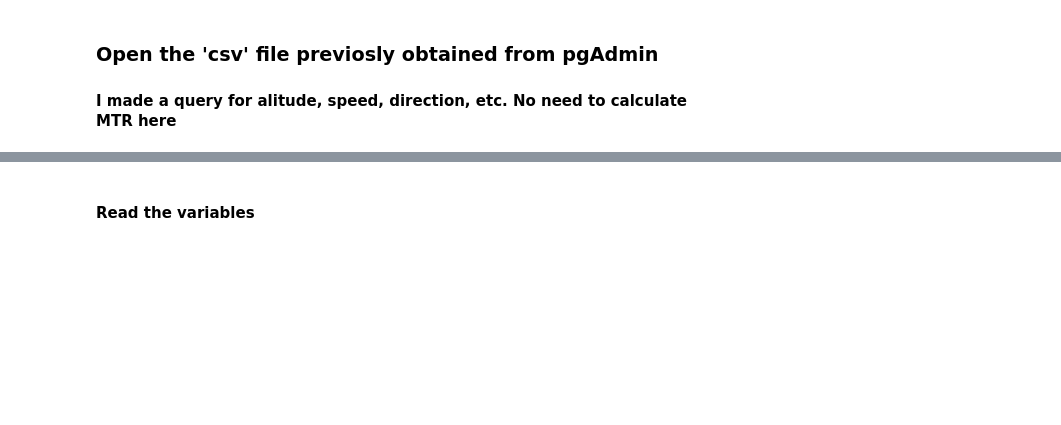
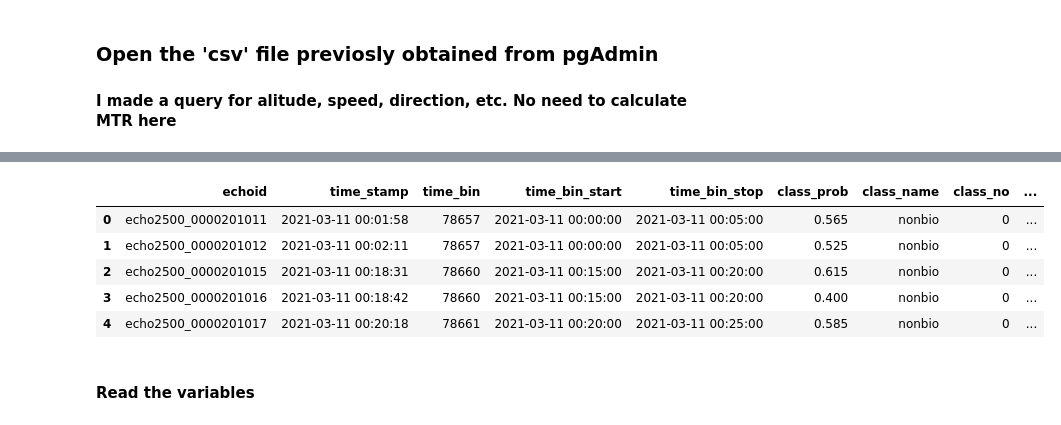
Before and after one commit to leonardop56/BirdScan-Analysis, a Jupyter notebook: Notebook_BirdScan.ipynb, the cells around one changed output, grey strips where cells are left out. Saved outputs shown, nothing was run; the diff lists cells and outputs as text; code cells hidden in the pictures; blank space fills up the shorter version.

```diff
--- a/Notebook_BirdScan.ipynb
+++ b/Notebook_BirdScan.ipynb
@@ -401,10 +388,10 @@ plt.grid(linewidth=0.3)
 #### I made a query for alitude, speed, direction, etc. No need to calculate MTR here
 # %%
 ### Open file and print it to the screen
-CSV_PATH = "C:/Users/leona/Notebooks/BirdScan/Data/" #path to csv file which stores info extracted from database
+CSV_PATH = "./Data/" #path to csv file which stores info extracted from database
 file_name = CSV_PATH + 'data_20210907.csv'
 print(file_name)
 
 data = pd.read_csv(file_name)
-print(data)
+data.head()
 # %% [output]
@@ -428,3 +399,9 @@ C:/Users/leona/Notebooks/BirdScan/Data/data_20210907.csv
+|  | echoid | time_stamp | time_bin | time_bin_start | time_bin_stop | class_prob | class_name | class_no | ... |
+| 0 | echo2500_0000201011 | 2021-03-11 00:01:58 | 78657 | 2021-03-11 00:00:00 | 2021-03-11 00:05:00 | 0.565 | nonbio | 0 | ... |
+| 1 | echo2500_0000201012 | 2021-03-11 00:02:11 | 78657 | 2021-03-11 00:00:00 | 2021-03-11 00:05:00 | 0.525 | nonbio | 0 | ... |
+| 2 | echo2500_0000201015 | 2021-03-11 00:18:31 | 78660 | 2021-03-11 00:15:00 | 2021-03-11 00:20:00 | 0.615 | nonbio | 0 | ... |
+| 3 | echo2500_0000201016 | 2021-03-11 00:18:42 | 78660 | 2021-03-11 00:15:00 | 2021-03-11 00:20:00 | 0.400 | nonbio | 0 | ... |
+| 4 | echo2500_0000201017 | 2021-03-11 00:20:18 | 78661 | 2021-03-11 00:20:00 | 2021-03-11 00:25:00 | 0.585 | nonbio | 0 | ... |
 # %% [markdown]
 #### Read the variables
 # %%
```
Also changed, not shown: parts of 15 cells of this notebook.
